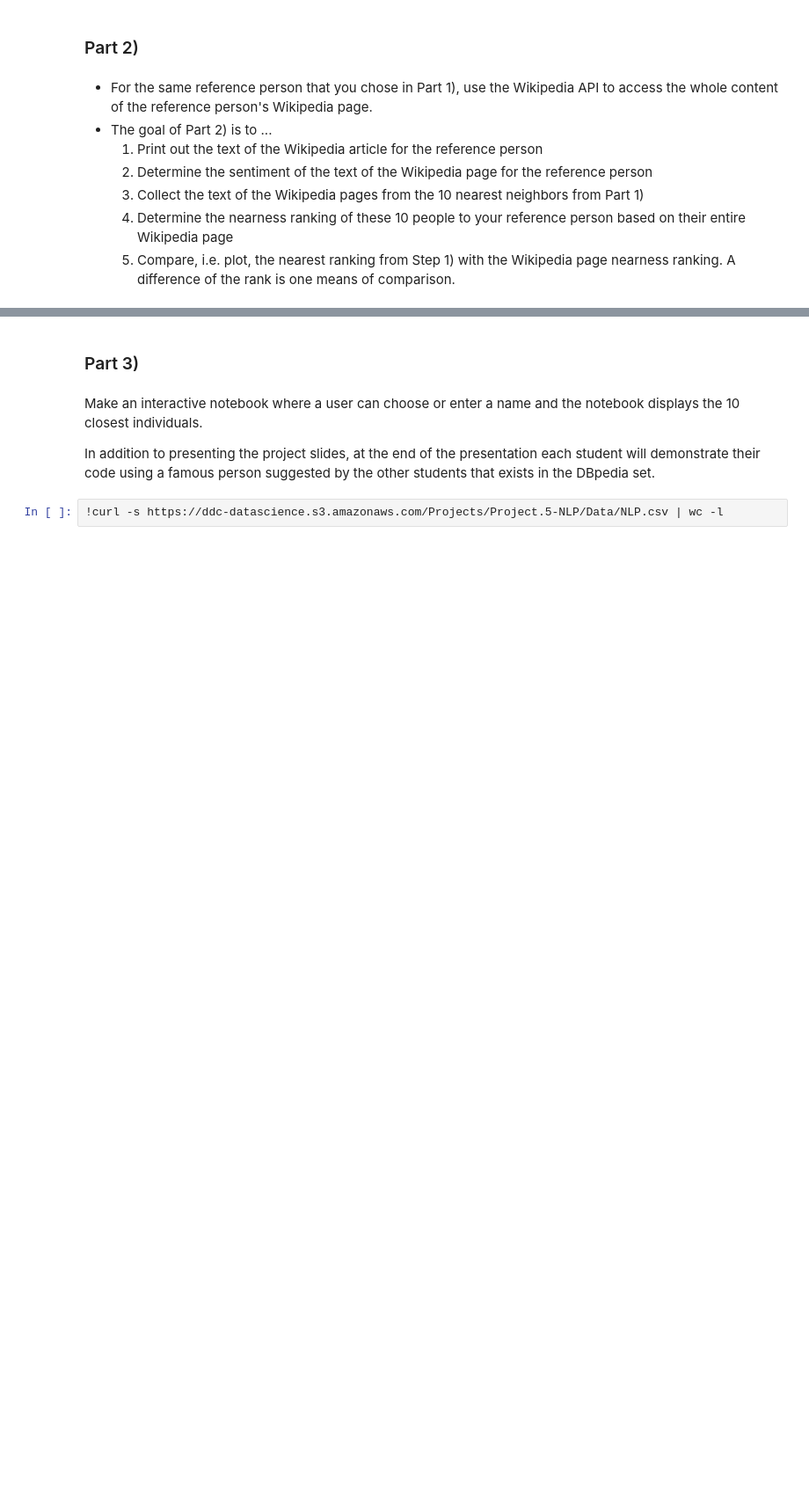
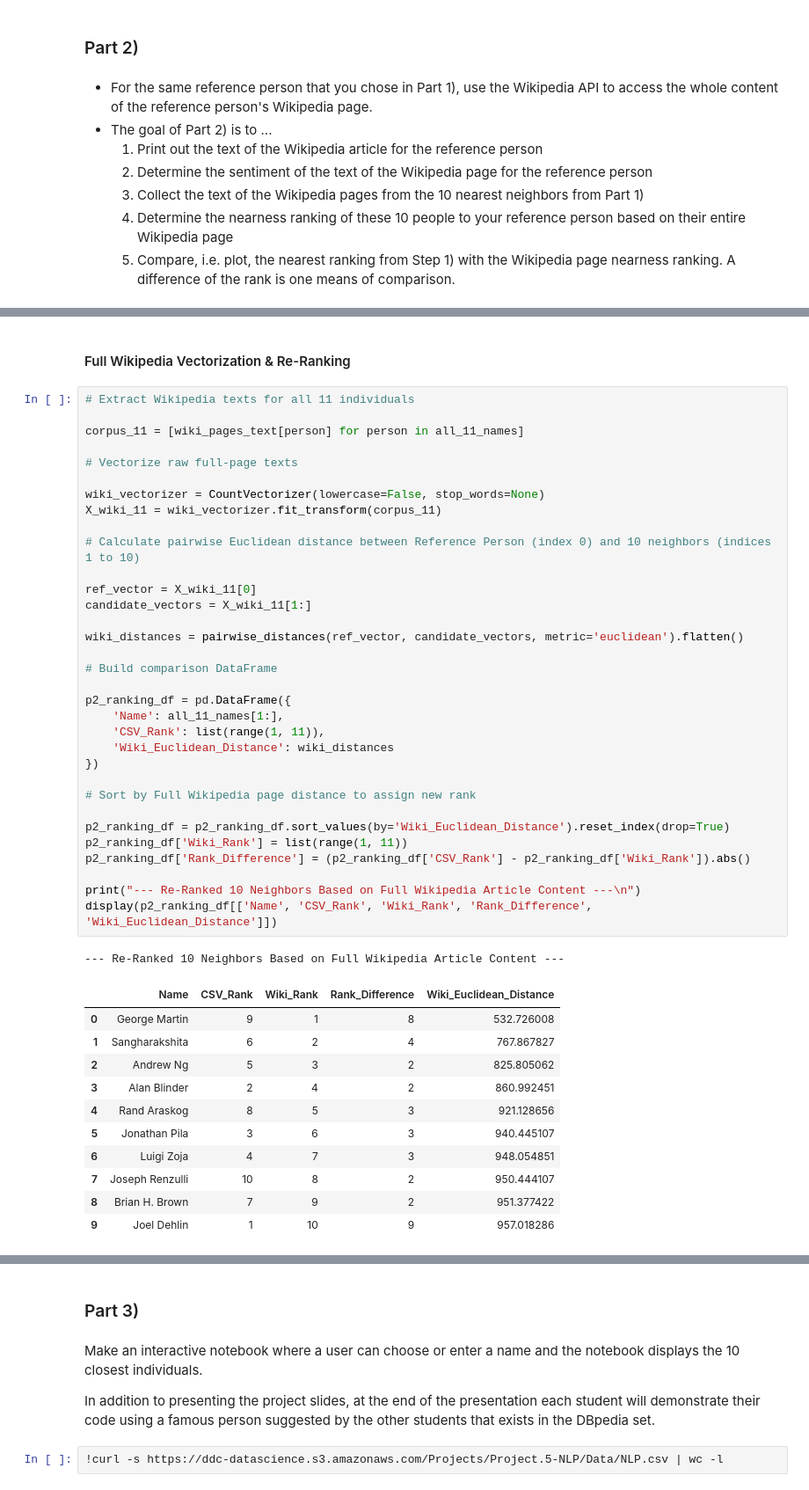
Before and after one commit to ikoghoddds-bit/Data-Science-Portfolio-C21, a Jupyter notebook: Projects/Project-5/NLP.Description.for.Students_Pass_Dirty.ipynb, the cells around one changed output, grey strips where cells are left out. Shown at 88% size. Cells and saved outputs as stored; diff of their text form; blank space fills up the shorter version.

```diff
--- a/Projects/Project-5/NLP.Description.for.Students_Pass_Dirty.ipynb
+++ b/Projects/Project-5/NLP.Description.for.Students_Pass_Dirty.ipynb
@@ -26,0 +386,48 @@ on Wikipedia.
+# %% [markdown]
+#### Full Wikipedia Vectorization & Re-Ranking
+# %%
+# Extract Wikipedia texts for all 11 individuals
+
+corpus_11 = [wiki_pages_text[person] for person in all_11_names]
+
+# Vectorize raw full-page texts
+
+wiki_vectorizer = CountVectorizer(lowercase=False, stop_words=None)
+X_wiki_11 = wiki_vectorizer.fit_transform(corpus_11)
+
+# Calculate pairwise Euclidean distance between Reference Person (index 0) and 10 neighbors (indices 1 to 10)
+
+ref_vector = X_wiki_11[0]
+candidate_vectors = X_wiki_11[1:]
+
+wiki_distances = pairwise_distances(ref_vector, candidate_vectors, metric='euclidean').flatten()
+
+# Build comparison DataFrame
+
+p2_ranking_df = pd.DataFrame({
+    'Name': all_11_names[1:],
+    'CSV_Rank': list(range(1, 11)),
+    'Wiki_Euclidean_Distance': wiki_distances
+})
+
+# Sort by Full Wikipedia page distance to assign new rank
+
+p2_ranking_df = p2_ranking_df.sort_values(by='Wiki_Euclidean_Distance').reset_index(drop=True)
+p2_ranking_df['Wiki_Rank'] = list(range(1, 11))
+p2_ranking_df['Rank_Difference'] = (p2_ranking_df['CSV_Rank'] - p2_ranking_df['Wiki_Rank']).abs()
+
+print("--- Re-Ranked 10 Neighbors Based on Full Wikipedia Article Content ---\n")
+display(p2_ranking_df[['Name', 'CSV_Rank', 'Wiki_Rank', 'Rank_Difference', 'Wiki_Euclidean_Distance']])
+# %% [output]
+--- Re-Ranked 10 Neighbors Based on Full Wikipedia Article Content ---
+|  | Name | CSV_Rank | Wiki_Rank | Rank_Difference | Wiki_Euclidean_Distance |
+| 0 | George Martin | 9 | 1 | 8 | 532.726008 |
+| 1 | Sangharakshita | 6 | 2 | 4 | 767.867827 |
+| 2 | Andrew Ng | 5 | 3 | 2 | 825.805062 |
+| 3 | Alan Blinder | 2 | 4 | 2 | 860.992451 |
+| 4 | Rand Araskog | 8 | 5 | 3 | 921.128656 |
+| 5 | Jonathan Pila | 3 | 6 | 3 | 940.445107 |
+| 6 | Luigi Zoja | 4 | 7 | 3 | 948.054851 |
+| 7 | Joseph Renzulli | 10 | 8 | 2 | 950.444107 |
+| 8 | Brian H. Brown | 7 | 9 | 2 | 951.377422 |
+| 9 | Joel Dehlin | 1 | 10 | 9 | 957.018286 |
```
Also changed, not shown: parts of 44 cells of this notebook.
